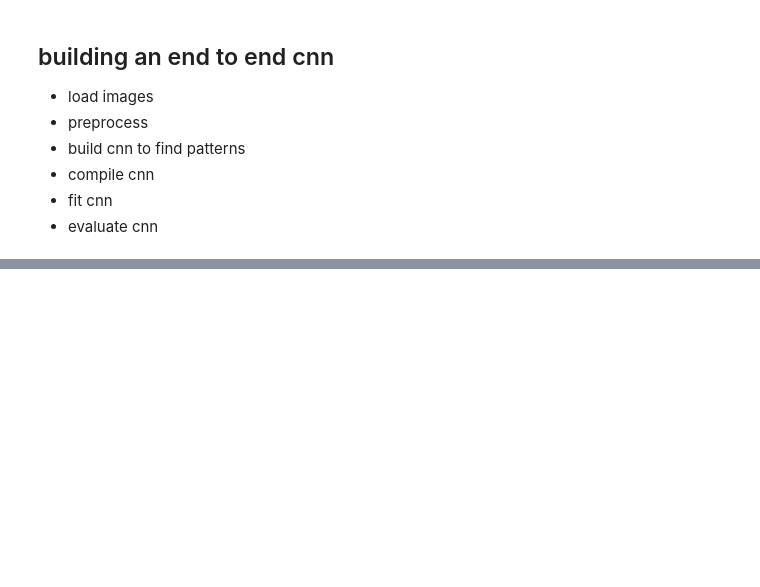
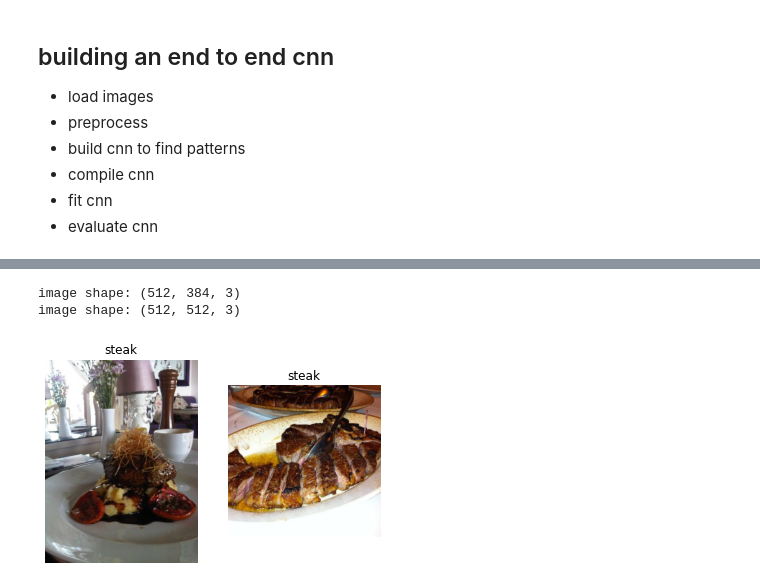
Before and after one commit to JaradAng/tensorflow_training, a Jupyter notebook: CNN_TF.ipynb, the cells around one changed output, grey strips where cells are left out. Saved outputs shown, nothing was run; the diff lists cells and outputs as text; code cells hidden in the pictures; blank space fills up the shorter version.

```diff
--- a/CNN_TF.ipynb
+++ b/CNN_TF.ipynb
@@ -246,0 +335,11 @@ Epoch 5/5
+# %%
+#viz the data
+plt.figure()
+plt.subplot(1,2,1)
+steak_img = view_rand_image('pizza_steak/train/', 'steak')
+plt.subplot(1,2,2)
+pizza_img= view_rand_image('pizza_steak/train/', 'steak')
+# %% [output]
+image shape: (512, 384, 3)
+image shape: (512, 512, 3)
+[figure, added]
```
Also changed, not shown: parts of 43 cells of this notebook.
